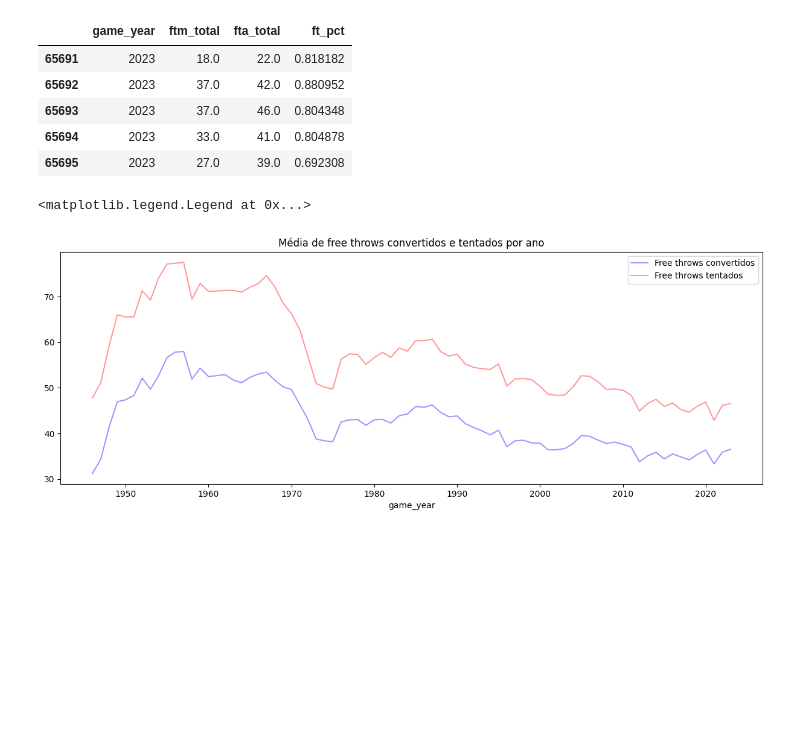
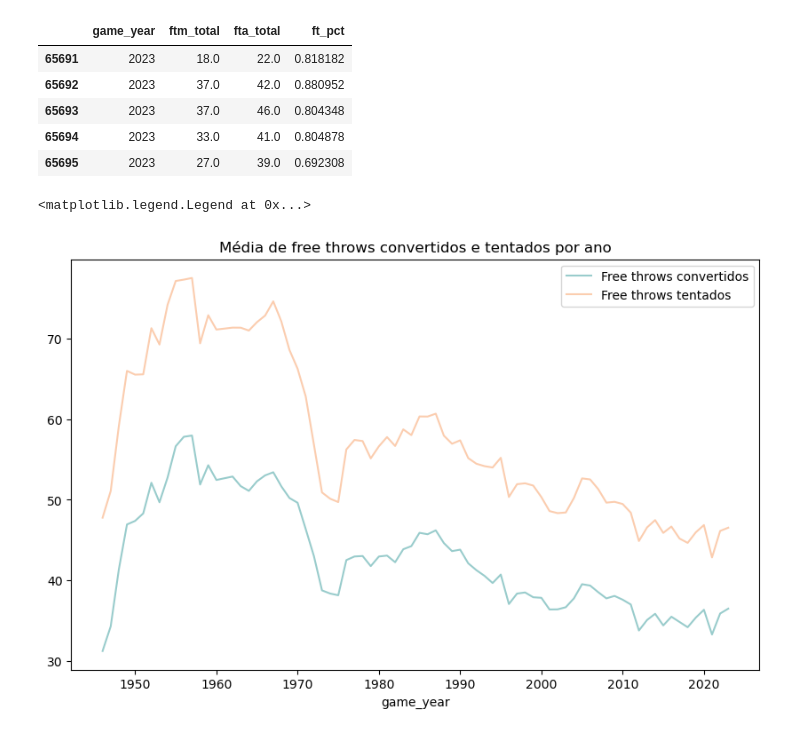
Before and after one commit to GabrielAlkmimBarros/TP_ICD, a Jupyter notebook: q1.ipynb, the cells around one changed output. Cells and saved outputs as stored; diff of their text form; code cells hidden in the pictures; blank space fills up the shorter version.

```diff
--- a/q1.ipynb
+++ b/q1.ipynb
@@ -179,13 +181,13 @@ df_freethrows.tail()
 # %%
 #plotar os dados de free throws
 df_freethrowsmade = df_freethrows.groupby('game_year')['ftm_total'].mean()
 df_freethrowsattempt = df_freethrows.groupby('game_year')['fta_total'].mean()
-df_freethrowsmade.plot(kind='line', figsize=(15, 5), color='blue', alpha=0.4)
-df_freethrowsattempt.plot(kind='line', figsize=(15, 5), color='red', alpha=0.4)
+df_freethrowsmade.plot(kind='line', figsize=(10, 6), color='teal', alpha=0.4)
+df_freethrowsattempt.plot(kind='line', figsize=(10, 6), color='#f68238', alpha=0.4)
 plt.title('Média de free throws convertidos e tentados por ano')
 plt.legend(['Free throws convertidos', 'Free throws tentados'])
 # %% [output]
 <matplotlib.legend.Legend at 0x...>
-[figure, old version]
+[figure, new version]
 # %%
 df_freethrowspct = df_freethrows.groupby('game_year')['ft_pct'].mean()
```
Also changed, not shown: parts of 7 cells of this notebook, 3 other files.
